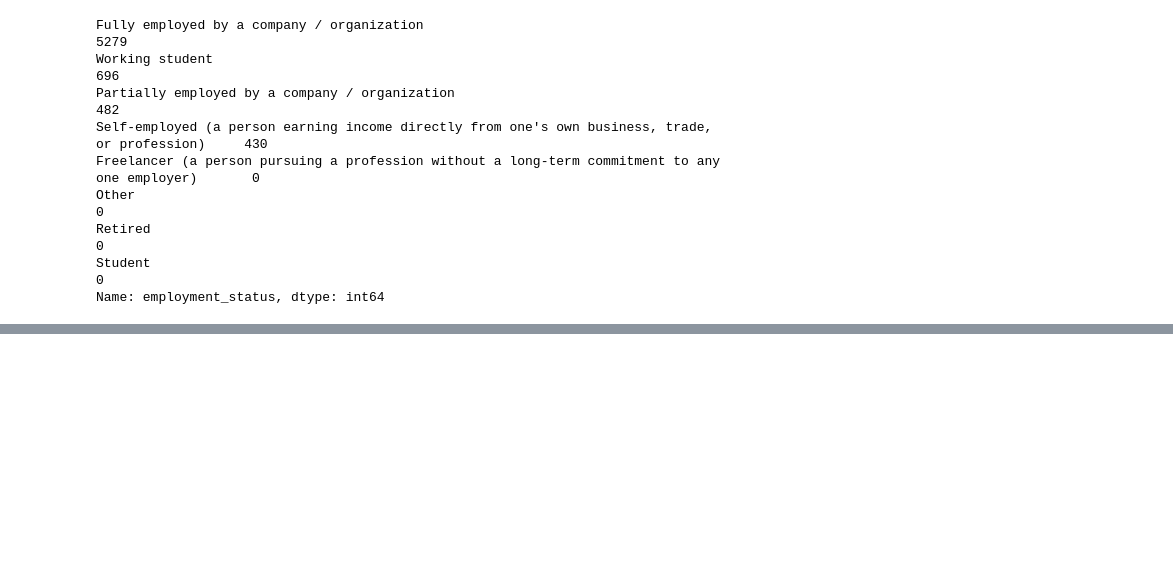
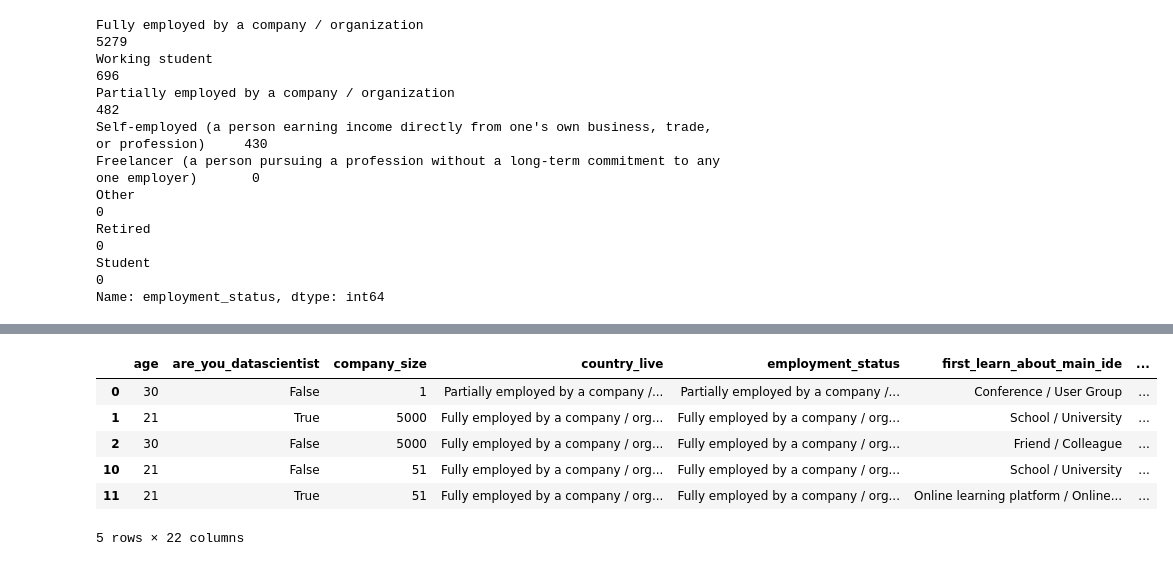
Before and after one commit to jporman/general, a Jupyter notebook: effective_pandas.ipynb, the cells around one changed output, grey strips where cells are left out. Drawn from its saved outputs; the diff is of its cells as text; code cells hidden in the pictures; blank space fills up the shorter version.

```diff
--- a/effective_pandas.ipynb
+++ b/effective_pandas.ipynb
@@ -1052,0 +1161,11 @@ Name: employment_status, dtype: int64
+# %%
+# Practice with .assign: assign 'size_col' in new column for any cols with 'size' in the name
+jb2.assign(**{f"{col}_v2": 'size col' for col in jb2.columns if col.find('size')>=0}).head(5)
+# %% [output]
+|  | age | are_you_datascientist | company_size | country_live | employment_status | first_learn_about_main_ide | ... |
+| 0 | 30 | False | 1 | Partially employed by a company /... | Partially employed by a company /... | Conference / User Group | ... |
+| 1 | 21 | True | 5000 | Fully employed by a company / org... | Fully employed by a company / org... | School / University | ... |
+| 2 | 30 | False | 5000 | Fully employed by a company / org... | Fully employed by a company / org... | Friend / Colleague | ... |
+| 10 | 21 | False | 51 | Fully employed by a company / org... | Fully employed by a company / org... | School / University | ... |
+| 11 | 21 | True | 51 | Fully employed by a company / org... | Fully employed by a company / org... | Online learning platform / Online... | ... |
+5 rows × 22 columns
```
Also changed, not shown: parts of 14 cells of this notebook.
